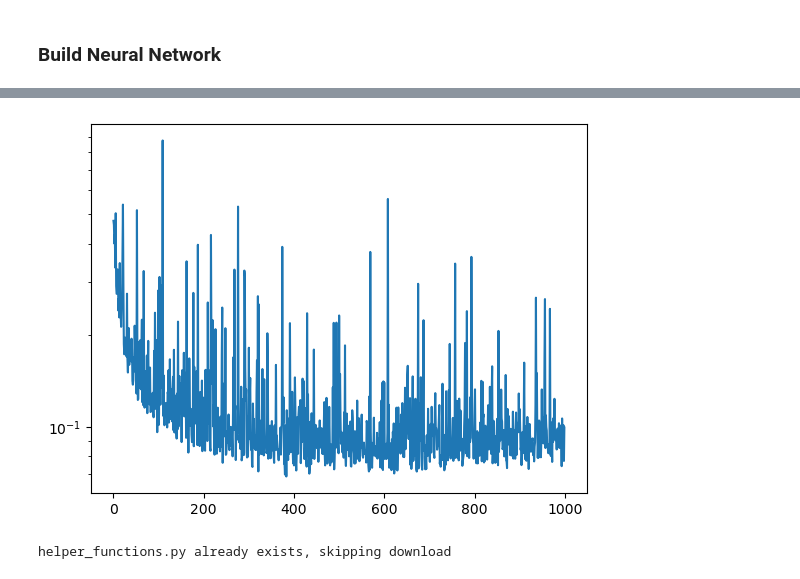
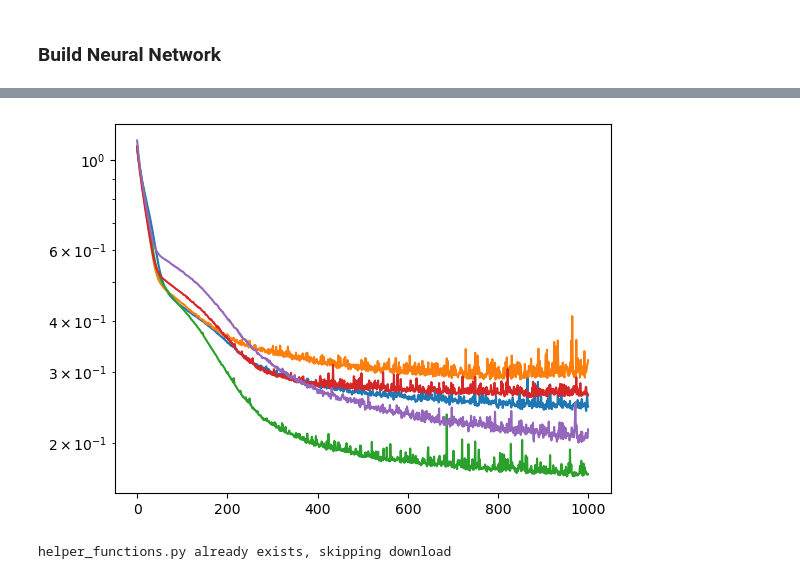
Before and after one commit to elenagonzalez870/ML_SPH_project, a Jupyter notebook: NN.ipynb, the cells around one changed output, grey strips where cells are left out. Saved outputs shown, nothing was run; the diff lists cells and outputs as text; code cells hidden in the pictures.

```diff
--- a/NN.ipynb
+++ b/NN.ipynb
@@ -136,13 +154,21 @@ class NeuralNetwork(nn.Module):
 
 def train(dataloader, model, loss_fn, optimizer):
     size = len(dataloader.dataset)
+    num_batches = len(dataloader)
+
     model.train()
+
+    train_loss, correct = 0, 0
+    y_true = [] # Store labels for balanced accuracy
+    y_pred = []  # Store labels for balanced accuracy
+
     for X, y in dataloader:
 
         # Compute prediction error
         pred = model(X)
 
         loss = loss_fn(pred, y)
+        train_loss += loss
 
         # Backpropagation
         loss.backward()
@@ -150,12 +176,20 @@ def train(dataloader, model, loss_fn, optimizer):
         optimizer.zero_grad()
 
         # Log metrics to wandb.
-        accuracy = (pred.argmax(dim = 1) == y.argmax(dim = 1)).type(torch.float).sum().item()
-        accuracy /= size
-        y = y.argmax(dim=1)
-        balanced_acc = balanced_accuracy_score(y.numpy(), pred.argmax(dim = 1).numpy())
+        correct += (pred.argmax(dim = 1) == y.argmax(dim = 1)).type(torch.float).sum().item()
 
-        run.log({"train_acc": 100*accuracy, "train_balanced_acc": 100*balanced_acc, "train_loss": loss.item()})
+        # Store predictions and true labels
+        y_true.extend(y.argmax(dim = 1).numpy())  # Convert tensors to NumPy
+        y_pred.extend(pred.argmax(dim = 1).numpy())
+
+
+    train_loss /= num_batches
+    correct /= size
+    balanced_acc = balanced_accuracy_score(y_true, y_pred)
+    print(f"Train Error: \n Accuracy: {(100*correct):>0.1f}%, Balanced Accuracy: {(100*balanced_acc):>0.1f}%, Avg loss: {train_loss:>8f} \n")
+
+    # Log metrics to wandb.
+    run.log({"train_acc": 100*correct, "train_balanced_acc": 100*balanced_acc, "train_loss": train_loss})
 
 def test(dataloader, model, loss_fn):
     size = len(dataloader.dataset)
@@ -166,11 +200,10 @@ def test(dataloader, model, loss_fn):
     y_pred = []  # Store labels for balanced accuracy
     with torch.no_grad():
         for X, y in dataloader:
-            # X, y = X.to(device), y.to(device)
             pred = model(X)
             test_loss += loss_fn(pred, y).item()
-            # print(pred.shape, y.shape)
             correct += (pred.argmax(dim = 1) == y.argmax(dim = 1)).type(torch.float).sum().item()
+
             # Store predictions and true labels
             y_true.extend(y.argmax(dim = 1).numpy())  # Convert tensors to NumPy
             y_pred.extend(pred.argmax(dim = 1).numpy())
@@ -219,6 +251,8 @@ skf = StratifiedKFold(n_splits=k_folds, shuffle=True, random_state=42)
 # Initialize list for storing validation loss for plotting
 val_loss_history = [[] for _ in range(k_folds)]  # Store per-fold validation losses
 
+best_val_score = -np.inf
+best_model_state = None
 
 for fold, (train_idx, val_idx) in enumerate(skf.split(X_train, y_train)):
 
@@ -229,7 +263,7 @@ for fold, (train_idx, val_idx) in enumerate(skf.split(X_train, y_train)):
     model = NeuralNetwork()
     model = model.float()
     loss_fn = nn.CrossEntropyLoss()
-    optimizer = torch.optim.SGD(model.parameters(), lr=0.1)
+    optimizer = torch.optim.SGD(model.parameters(), lr=0.01)
 
     # Log fold number
     # run.log({"fold": fold+1})
@@ -245,8 +279,12 @@ for fold, (train_idx, val_idx) in enumerate(skf.split(X_train, y_train)):
         # Store validation loss for later analysis (per fold)
         val_loss_history[fold].append(val_loss)
 
+        if val_loss > best_val_score:
+            best_val_score = val_loss
+            best_model_state = model.state_dict()
+
 print("Done!")
-
+torch.save(best_model_state, "best_model.pt")
 
 # After all folds are done, calculate the average validation loss across all folds
 avg_val_loss_per_fold = [sum(fold_losses)/len(fold_losses) for fold_losses in val_loss_history]
@@ -467,8 +353,9 @@ Epoch 198
 # %%
-plt.plot(loss_history)
-plt.yscale('log')
+for loss_history in val_loss_history:
+    plt.plot(loss_history)
+    plt.yscale('log')
 # %% [output]
-[figure, old version]
+[figure, new version]
 # %%
 import requests
 from pathlib import Path
```
Also changed, not shown: parts of 13 cells of this notebook.
